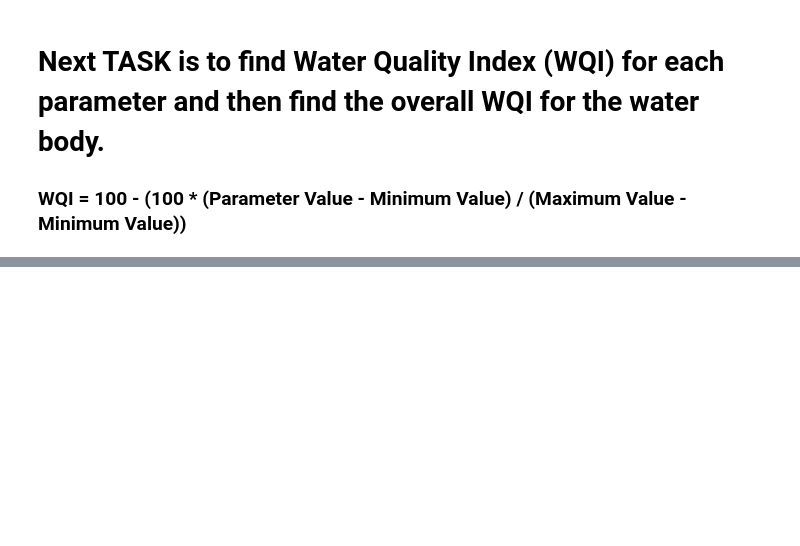
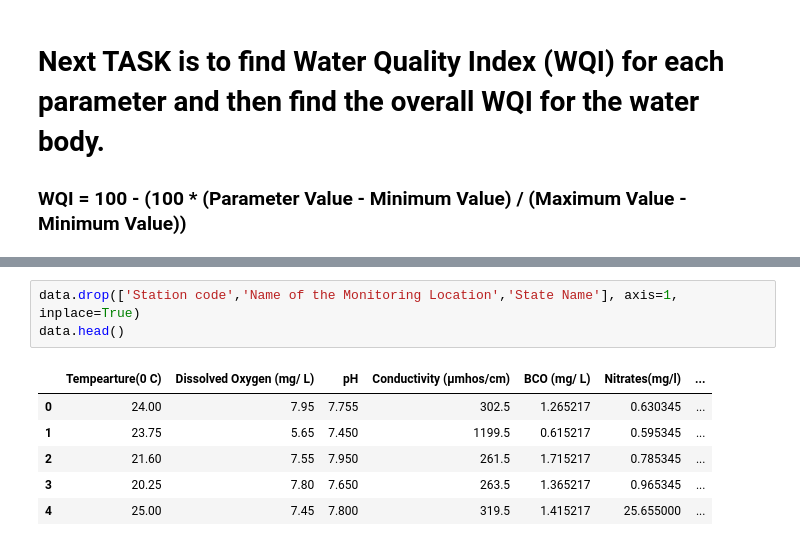
Before and after one commit to TheNobody-12/Data-Minining-Project-2022, a Jupyter notebook: Water quality/NoteBook1.ipynb, the cells around one changed output, grey strips where cells are left out. Drawn from its saved outputs; the diff is of its cells as text; blank space fills up the shorter version.

```diff
--- a/Water quality/NoteBook1.ipynb
+++ b/Water quality/NoteBook1.ipynb
@@ -182,0 +318,10 @@ data.head()
+# %%
+data.drop(['Station code','Name of the Monitoring Location','State Name'], axis=1, inplace=True)
+data.head()
+# %% [output]
+|  | Tempearture(0 C) | Dissolved Oxygen (mg/ L) | pH | Conductivity (µmhos/cm) | BCO (mg/ L) | Nitrates(mg/l) | ... |
+| 0 | 24.00 | 7.95 | 7.755 | 302.5 | 1.265217 | 0.630345 | ... |
+| 1 | 23.75 | 5.65 | 7.450 | 1199.5 | 0.615217 | 0.595345 | ... |
+| 2 | 21.60 | 7.55 | 7.950 | 261.5 | 1.715217 | 0.785345 | ... |
+| 3 | 20.25 | 7.80 | 7.650 | 263.5 | 1.365217 | 0.965345 | ... |
+| 4 | 25.00 | 7.45 | 7.800 | 319.5 | 1.415217 | 25.655000 | ... |
```
Also changed, not shown: parts of 37 cells of this notebook, 7 other files.
